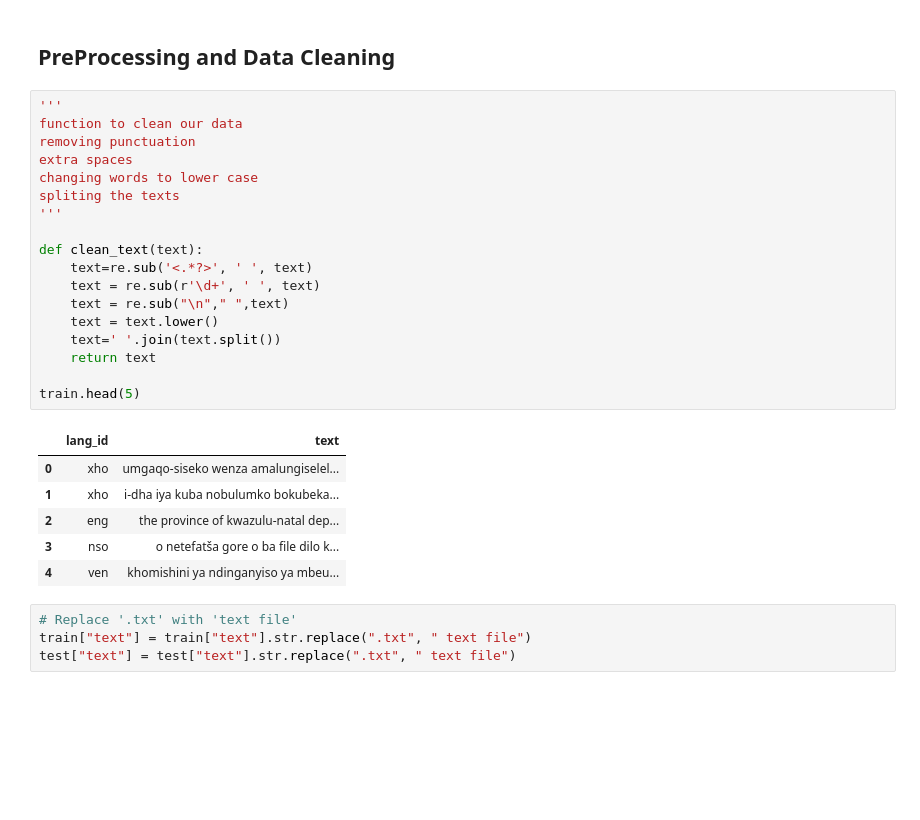
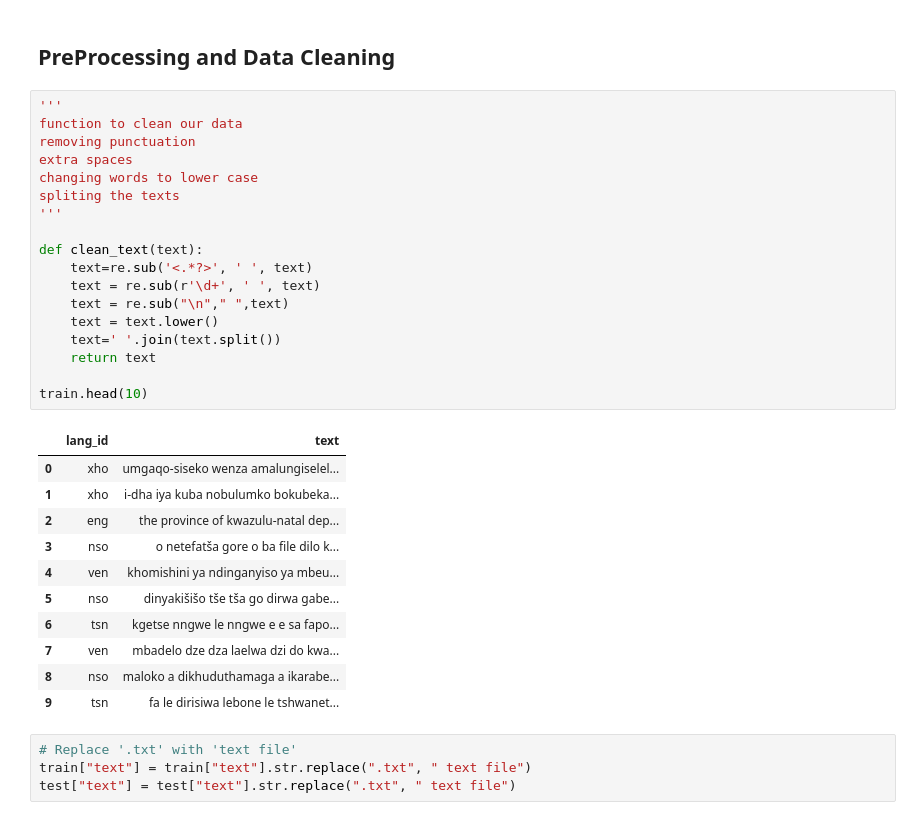
Before and after one commit to KgasagoGH/hackathon, a Jupyter notebook: mashoto-hackathon.ipynb, the cells around one changed output. Saved outputs shown, nothing was run; the diff lists cells and outputs as text; blank space fills up the shorter version.

```diff
--- a/mashoto-hackathon.ipynb
+++ b/mashoto-hackathon.ipynb
@@ -148,28 +148,33 @@ sns.countplot(x='lang_id', data=train, palette='ocean_r')
 # %%
 '''
 function to clean our data
 removing punctuation
 extra spaces
 changing words to lower case
 spliting the texts
 '''
 
 def clean_text(text):
     text=re.sub('<.*?>', ' ', text)
     text = re.sub(r'\d+', ' ', text)
     text = re.sub("\n"," ",text)
     text = text.lower()
     text=' '.join(text.split())
     return text
 
-train.head(5)
+train.head(10)
 # %% [output]
 |  | lang_id | text |
 | 0 | xho | umgaqo-siseko wenza amalungiselel... |
 | 1 | xho | i-dha iya kuba nobulumko bokubeka... |
 | 2 | eng | the province of kwazulu-natal dep... |
 | 3 | nso | o netefatša gore o ba file dilo k... |
 | 4 | ven | khomishini ya ndinganyiso ya mbeu... |
+| 5 | nso | dinyakišišo tše tša go dirwa gabe... |
+| 6 | tsn | kgetse nngwe le nngwe e e sa fapo... |
+| 7 | ven | mbadelo dze dza laelwa dzi do kwa... |
+| 8 | nso | maloko a dikhuduthamaga a ikarabe... |
+| 9 | tsn | fa le dirisiwa lebone le tshwanet... |
 # %%
 # Replace '.txt' with 'text file'
 train["text"] = train["text"].str.replace(".txt", " text file")
```
Also changed, not shown: parts of 10 cells of this notebook, 1 other file.
